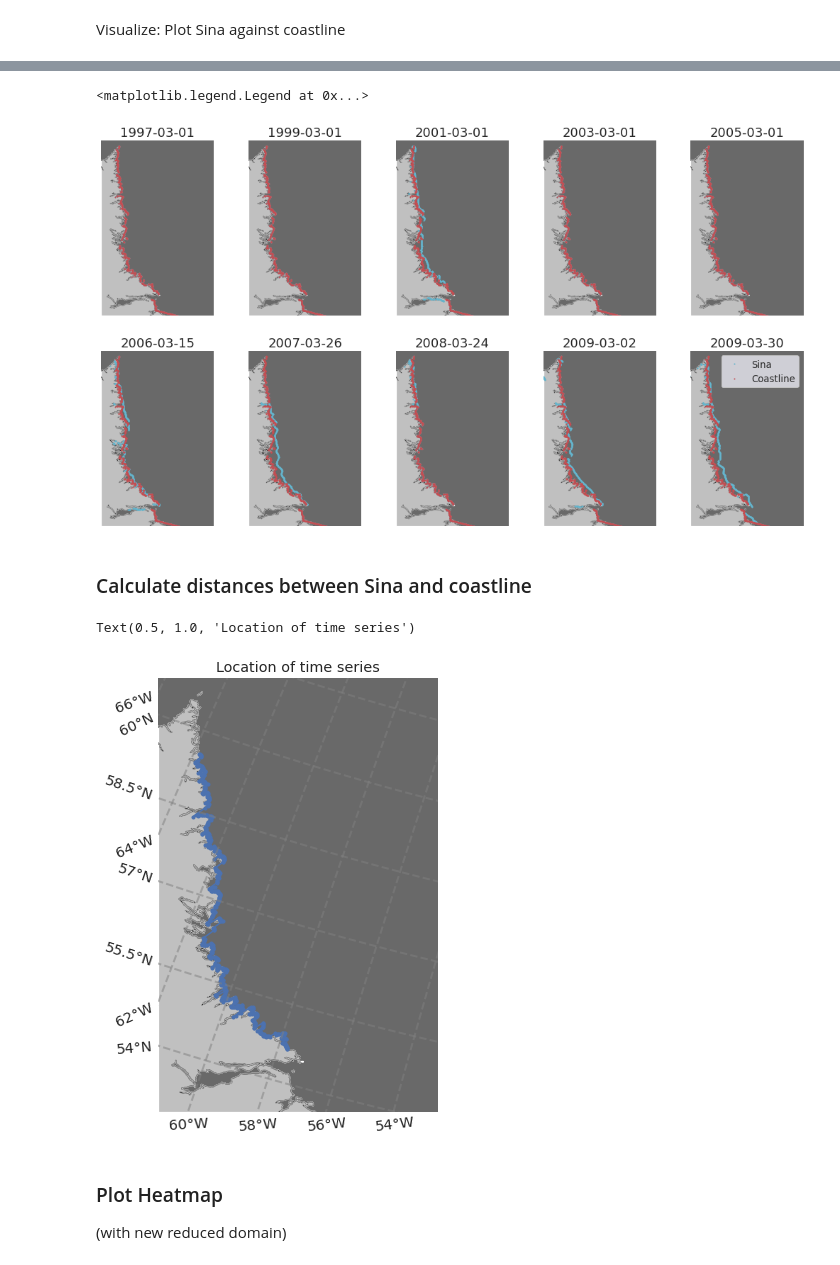
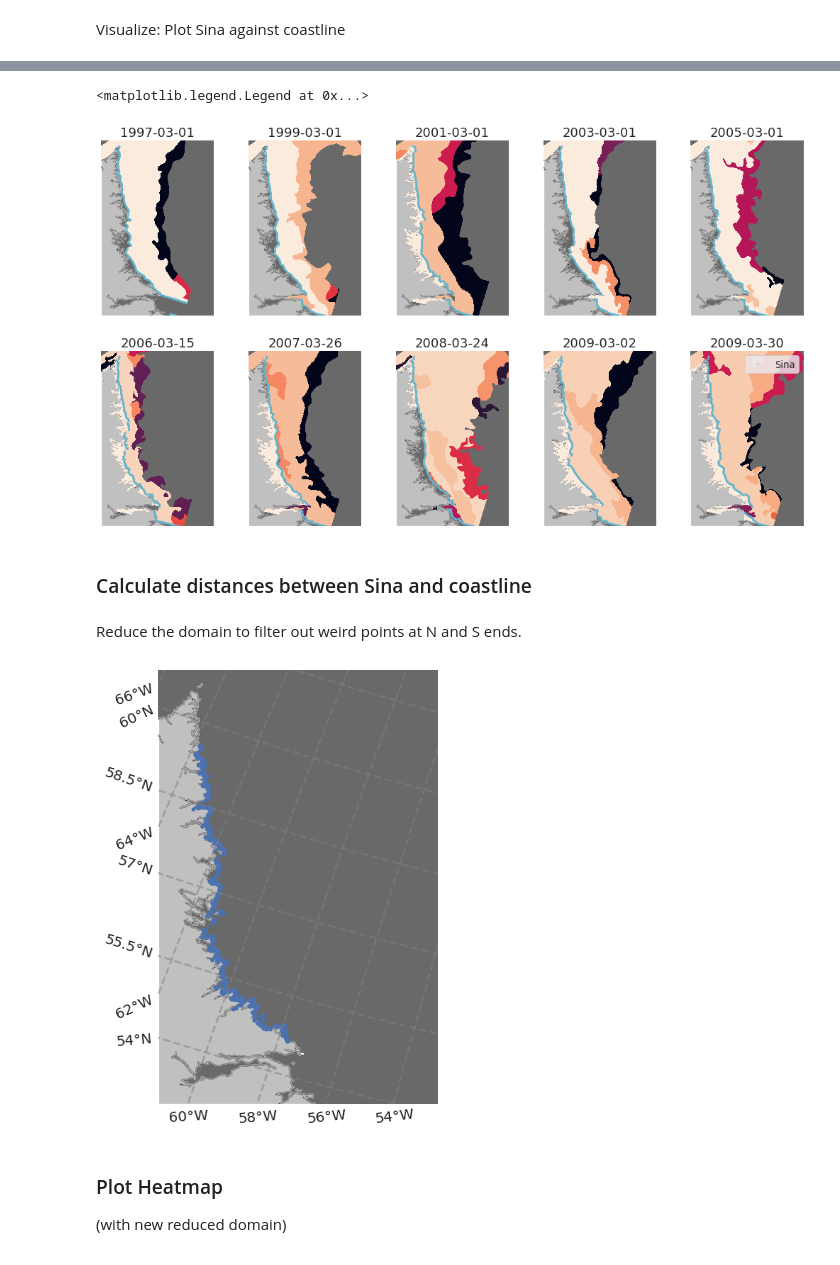
Before and after one commit to maynwang/CIS, a Jupyter notebook: landfast_new.ipynb, the cells around one changed output, grey strips where cells are left out. Saved outputs shown, nothing was run; the diff lists cells and outputs as text; code cells hidden in the pictures.

```diff
--- a/landfast_new.ipynb
+++ b/landfast_new.ipynb
@@ -167,0 +210,13 @@ for yr in years_unique:
+# %%
+fig=plt.figure(figsize=(10,10))
+ax = fig.add_subplot(1,1,1, projection=rot)
+plot_cartopy(ax,lon,lat)
+plt.pcolormesh(lon,lat,CT[1016,:,:],transform=ccrs.PlateCarree(),zorder=4)
+i=71
+plt.plot(lon[sina_j[i],sina_i[i]],lat[sina_j[i],sina_i[i]],'c.', markersize=3, transform=ccrs.PlateCarree(),zorder=4, label='Sina')
+plt.plot(lon[:,360],lat[:,360],transform=ccrs.PlateCarree(),zorder=4)
+# plt.plot(lon[409,220],lat[409,220],'r*',transform=ccrs.PlateCarree(),zorder=4)
+# plt.plot(lon[coast_j,coast_i],lat[coast_j,coast_i],'r.',markersize=2,transform=ccrs.PlateCarree(),zorder=4, label='Coastline')
+
+plt.title(dates[1016])
+plt.colorbar()
@@ -168,2 +228,21 @@ for yr in years_unique:
 # %% [markdown]
 Visualize: Plot Sina against coastline
+# %%
+fig = plt.figure(figsize=(18,10))
+# plt.pcolormesh(lon,lat,CT[tt,:,:],cmap='Blues_r')
+sns.set(font_scale=1.2)
+
+cnt = 1
+# Just plot some dates
+for i in np.arange(0,20,2):
+    ii = np.where(juld==juld_sina[i])[0][0]
+    ax = fig.add_subplot(2,5,cnt, projection=rot)
+    plot_cartopy(ax,lon,lat)
+    plt.pcolormesh(lon,lat,CT[ii,:,:],transform=ccrs.PlateCarree(),zorder=4)
+    plt.plot(lon[sina_j[i],sina_i[i]],lat[sina_j[i],sina_i[i]],'c.', markersize=3, transform=ccrs.PlateCarree(),zorder=4, label='Sina')
+#     plt.plot(lon[coast_j,coast_i],lat[coast_j,coast_i],'r.',markersize=2,transform=ccrs.PlateCarree(),zorder=4, label='Coastline')
+    plt.title(dates_sina[i],fontsize=18)
+    cnt+=1
+
+plt.legend()
+plt.colorbar()
@@ -170,21 +252,23 @@ Visualize: Plot Sina against coastline
 # %%
 fig = plt.figure(figsize=(18,10))
 # plt.pcolormesh(lon,lat,CT[tt,:,:],cmap='Blues_r')
 sns.set(font_scale=1.2)
 
 cnt = 1
 # Just plot some dates
 for i in np.arange(0,20,2):
+    ii = np.where(juld==juld_sina[i])[0][0]
     ax = fig.add_subplot(2,5,cnt, projection=rot)
     plot_cartopy(ax,lon,lat)
-    plt.plot(lon[IND_J[i],IND_I[i]],lat[IND_J[i],IND_I[i]],'c.', markersize=2, transform=ccrs.PlateCarree(),zorder=4, label='Sina')
-    plt.plot(lon[coast_j,coast_i],lat[coast_j,coast_i],'r.',markersize=2,transform=ccrs.PlateCarree(),zorder=4, label='Coastline')
+    plt.pcolormesh(lon,lat,CT[ii,:,:],transform=ccrs.PlateCarree(),zorder=4)
+    plt.plot(lon[sina_j[i],sina_i[i]],lat[sina_j[i],sina_i[i]],'c.', markersize=2, transform=ccrs.PlateCarree(),zorder=4, label='Sina')
+#     plt.plot(lon[coast_j,coast_i],lat[coast_j,coast_i],'r.',markersize=2,transform=ccrs.PlateCarree(),zorder=4, label='Coastline')
     plt.title(dates_sina[i],fontsize=18)
     cnt+=1
 
 plt.legend()
 # %% [output]
 <matplotlib.legend.Legend at 0x...>
-[figure, old version]
+[figure, new version]
 # %% [markdown]
 ### Calculate distances between Sina and coastline
@@ -197,12 +275,19 @@ def deg2km(lat,lon):
+# %% [markdown]
+Reduce the domain to filter out weird points at N and S ends.
 # %%
 m = len(dates_sina)
 n = len(coast_j)
 D_KM = np.zeros((m,n))
 
-# Calculate the distance between Sina and coastline
-for yr in range(len(D_KM)):
-    u_km, v_km = deg2km(lat[coast_j,coast_i], lon[IND_J[yr],IND_I[yr]]-lon[coast_j,coast_i])
-    D_KM[yr,:] = u_km
+# Calculate the distance between Sina and coastline using deg2km
+# for yr in range(len(D_KM)):
+#     u_km, v_km = deg2km(lat[coast_j,coast_i], lon[sina_j[yr],sina_i[yr]]-lon[coast_j,coast_i])
+#     D_KM[yr,:] = u_km
+
+
+# Calculate the distance between Sina and coastline using grid points
+for day in range(len(D_KM)):
+    D_KM[day,:] = abs(sina_j[day]-coast_j)
 
 # Reduce domain (see map below)
 Nbound = 150
@@ -232,10 +317,8 @@ g = ax.gridlines(crs=ccrs.PlateCarree(), draw_labels=True,
                   linewidth=2, color='gray', alpha=0.5, linestyle='--',zorder=5,x_inline=False, y_inline=False)
 g.ylabels_right = False
 g.xlabels_top = False
-plt.title('Location of time series')
 # %% [output]
-Text(0.5, 1.0, 'Location of time series')
-[figure, old version]
+[figure, new version]
 # %% [markdown]
 ### Plot Heatmap
  (with new reduced domain)
```
Also changed, not shown: parts of 12 cells of this notebook, 1 other file.
